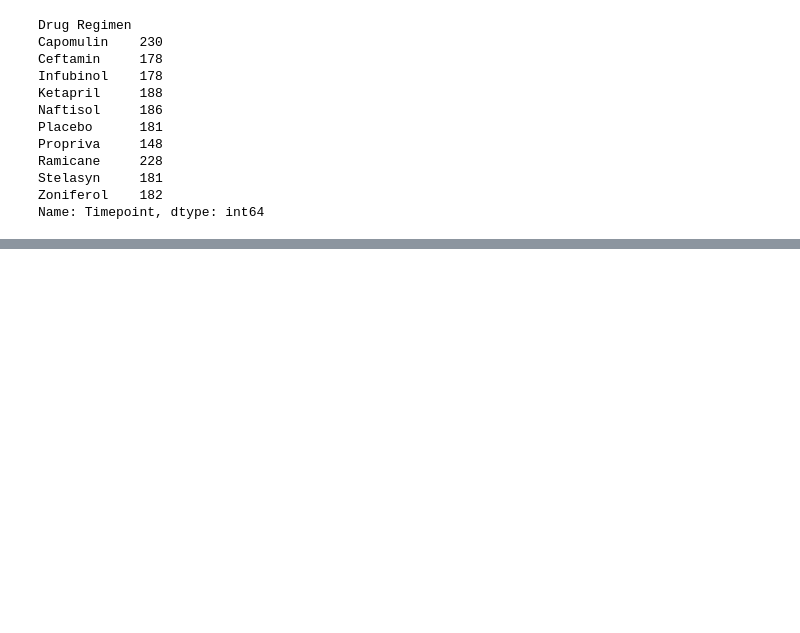
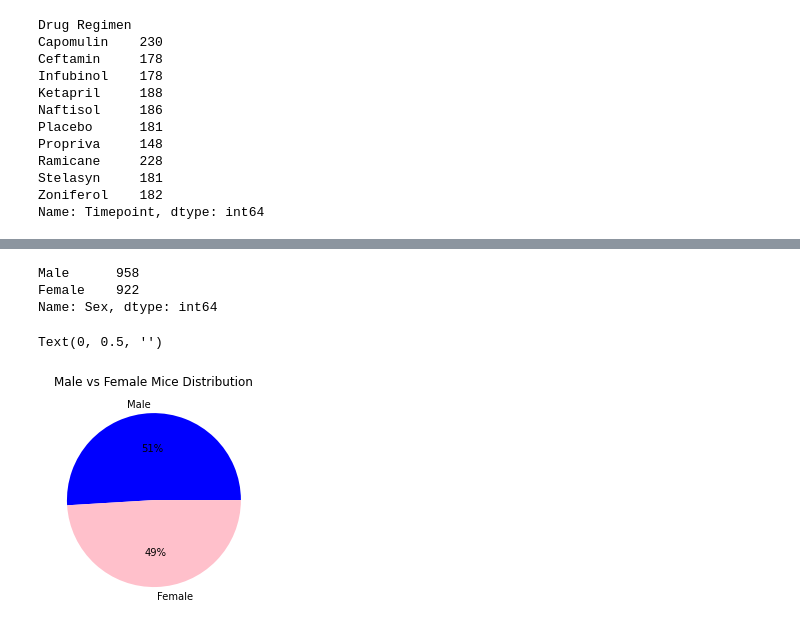
Before and after one commit to latoyawenzinger/Data-Visualization_Matplotlib, a Jupyter notebook: Mice_Treatment.ipynb, the cells around one changed output, grey strips where cells are left out. Drawn from its saved outputs; the diff is of its cells as text; code cells hidden in the pictures; blank space fills up the shorter version.

```diff
--- a/Mice_Treatment.ipynb
+++ b/Mice_Treatment.ipynb
@@ -142,0 +157,17 @@ plt.show()
+# %%
+#create pie chart to show distribution of female vs male mice
+#using PANDAS(DataFrame.plot())
+sex_df= clean_df["Sex"].value_counts()
+sex_df
+# %% [output]
+Male      958
+Female    922
+Name: Sex, dtype: int64
+# %%
+sex_df.plot(kind="pie", autopct="%1.0f%%",
+            colors=["blue", "pink"], title="Male vs Female Mice Distribution")
+
+plt.ylabel(None)
+# %% [output]
+Text(0, 0.5, '')
+[figure, added]
```
Also changed, not shown: parts of 5 cells of this notebook.
